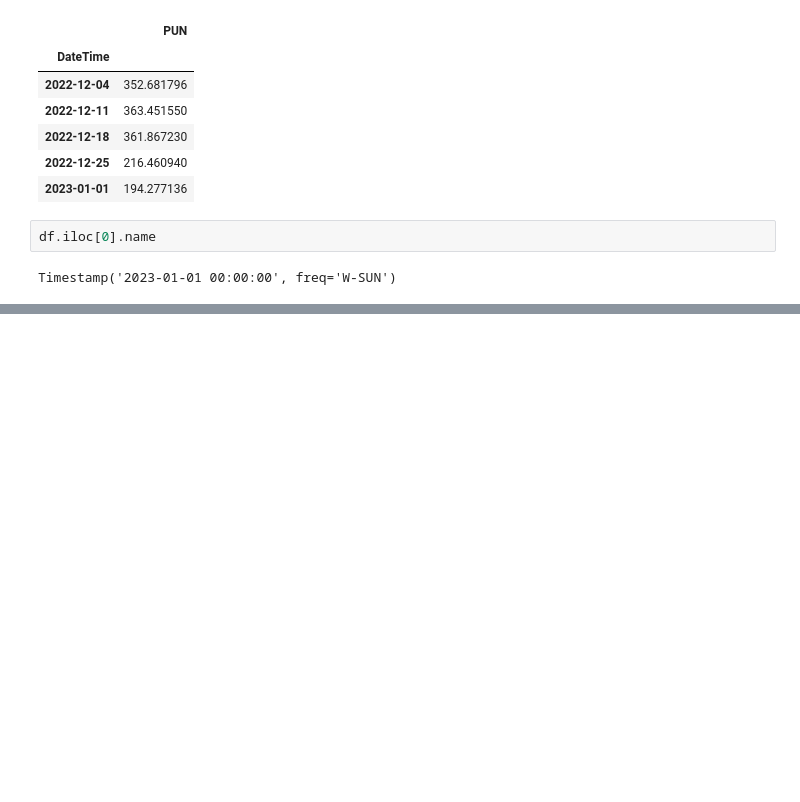
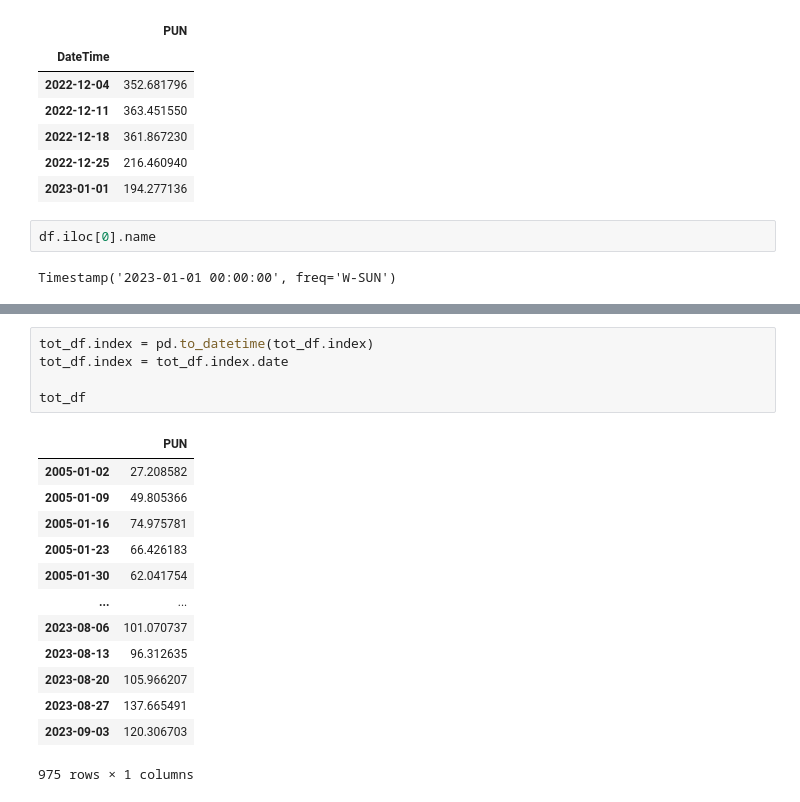
Before and after one commit to DylanTartarini1996/energy_prices_monitoring_ita, a Jupyter notebook: notebooks/pun_merging.ipynb, the cells around one changed output, grey strips where cells are left out. Saved outputs shown, nothing was run; the diff lists cells and outputs as text; blank space fills up the shorter version.

```diff
--- a/notebooks/pun_merging.ipynb
+++ b/notebooks/pun_merging.ipynb
@@ -85,0 +86,19 @@ plt.plot(tot_df)
+# %%
+tot_df.index = pd.to_datetime(tot_df.index)
+tot_df.index = tot_df.index.date
+
+tot_df
+# %% [output]
+|  | PUN |
+| 2005-01-02 | 27.208582 |
+| 2005-01-09 | 49.805366 |
+| 2005-01-16 | 74.975781 |
+| 2005-01-23 | 66.426183 |
+| 2005-01-30 | 62.041754 |
+| ... | ... |
+| 2023-08-06 | 101.070737 |
+| 2023-08-13 | 96.312635 |
+| 2023-08-20 | 105.966207 |
+| 2023-08-27 | 137.665491 |
+| 2023-09-03 | 120.306703 |
+975 rows × 1 columns
```
Also changed, not shown: parts of 2 cells of this notebook, 2 other files.
